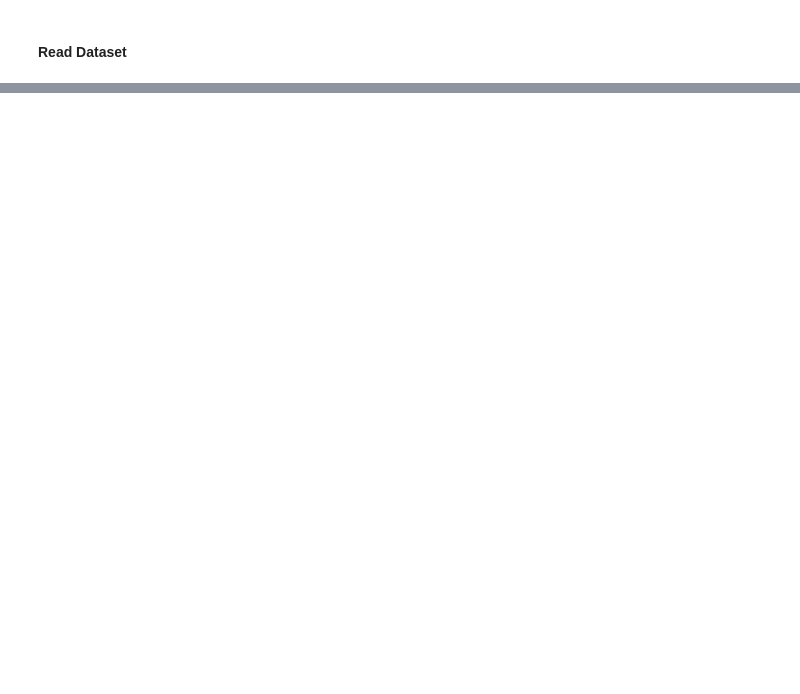
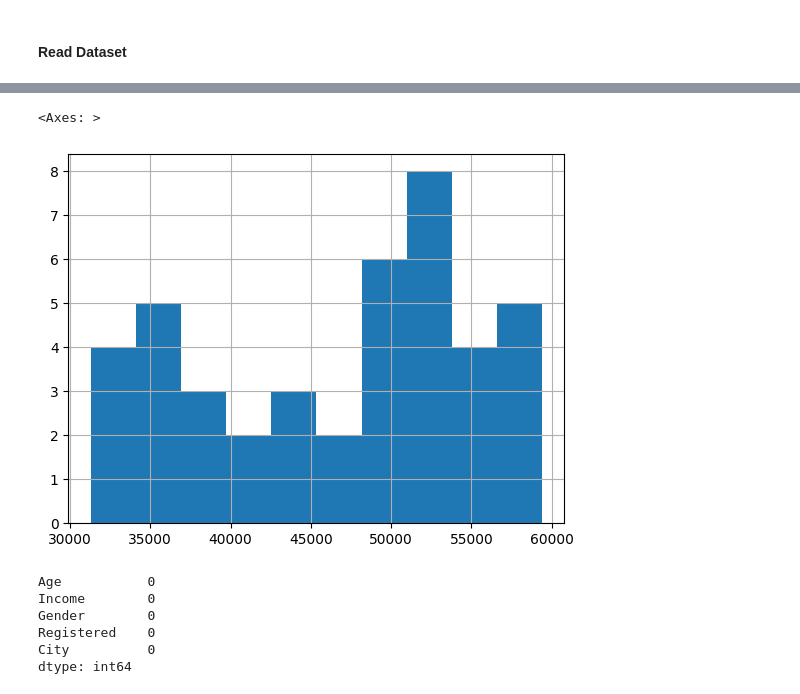
Before and after one commit to UPEN-Thaitiel/feature-engineering-Adiel-Delgado, a Jupyter notebook: Feature Engineering/Variable Imputation/Syntetic_Data_Cleaning.ipynb, the cells around one changed output, grey strips where cells are left out. Cells and saved outputs as stored; diff of their text form; code cells hidden in the pictures; blank space fills up the shorter version.

```diff
--- a/Feature Engineering/Variable Imputation/Syntetic_Data_Cleaning.ipynb
+++ b/Feature Engineering/Variable Imputation/Syntetic_Data_Cleaning.ipynb
@@ -35,0 +156,16 @@ df.isnull().sum()
+# %%
+df["Income"] = df["Income"][((df["Income"] >= 30000) & (df["Income"] <= 60000))]
+df["Income"].hist()
+# %% [output]
+<Axes: >
+[figure, added]
+# %%
+df = df.dropna()
+df.isnull().sum()
+# %% [output]
+Age           0
+Income        0
+Gender        0
+Registered    0
+City          0
+dtype: int64
```
Also changed, not shown: parts of 56 cells of this notebook, 2 other files.
